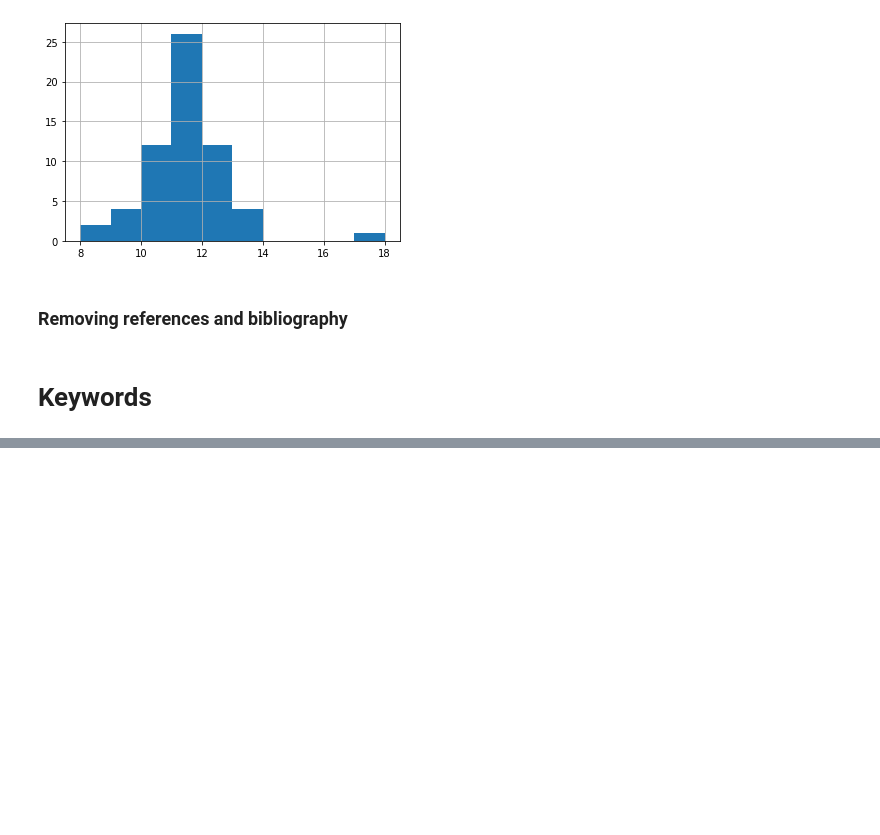
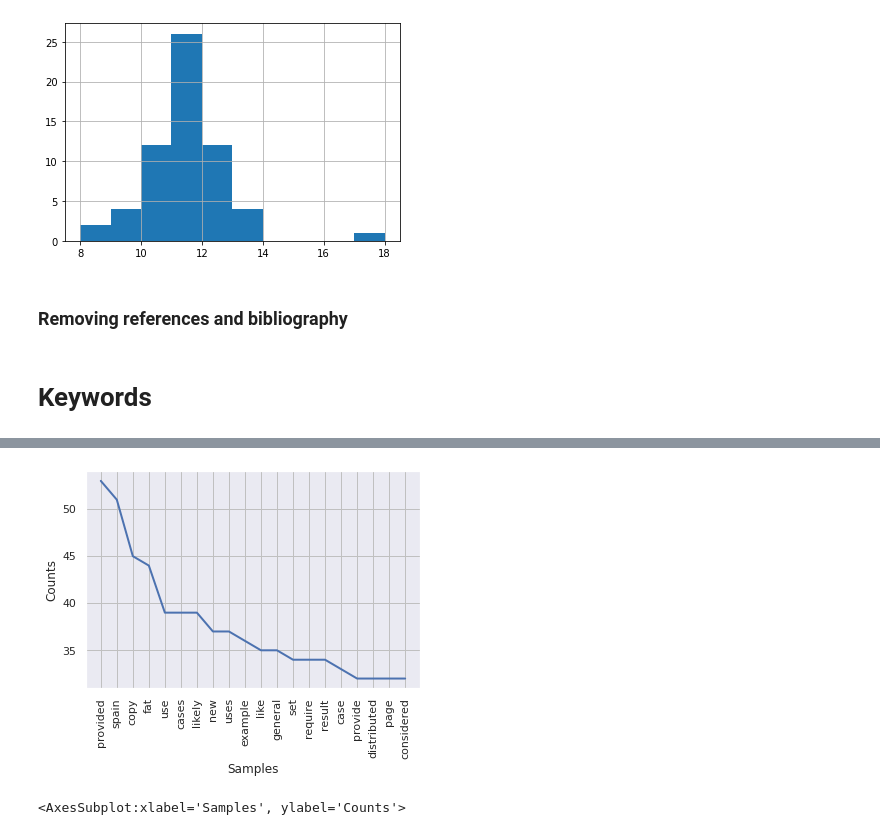
Before and after one commit to ModelOriented/MAIR, a Jupyter notebook: notebooks/2. Exploration of articles from FAT20.ipynb, the cells around one changed output, grey strips where cells are left out. Cells and saved outputs as stored; diff of their text form; code cells hidden in the pictures; blank space fills up the shorter version.

```diff
--- a/notebooks/2. Exploration of articles from FAT20.ipynb
+++ b/notebooks/2. Exploration of articles from FAT20.ipynb
@@ -89,0 +111,2 @@ array([[    0, 11901, 11902, ...,  5834,  1890,  9926],
+# %%
+keywords = lemmas.apply(" ".join).apply(gensim.summarization.keywords).str.split('\n')
@@ -89,0 +128,9 @@ array([[    0, 11901, 11902, ...,  5834,  1890,  9926],
+# %%
+all_keywords = []
+for k in keywords:
+    all_keywords+=k
+# %%
+nltk.FreqDist(all_keywords).plot(20)
+# %% [output]
+[figure, added]
+<AxesSubplot:xlabel='Samples', ylabel='Counts'>
```
Also changed, not shown: parts of 19 cells of this notebook, 8 other files.
